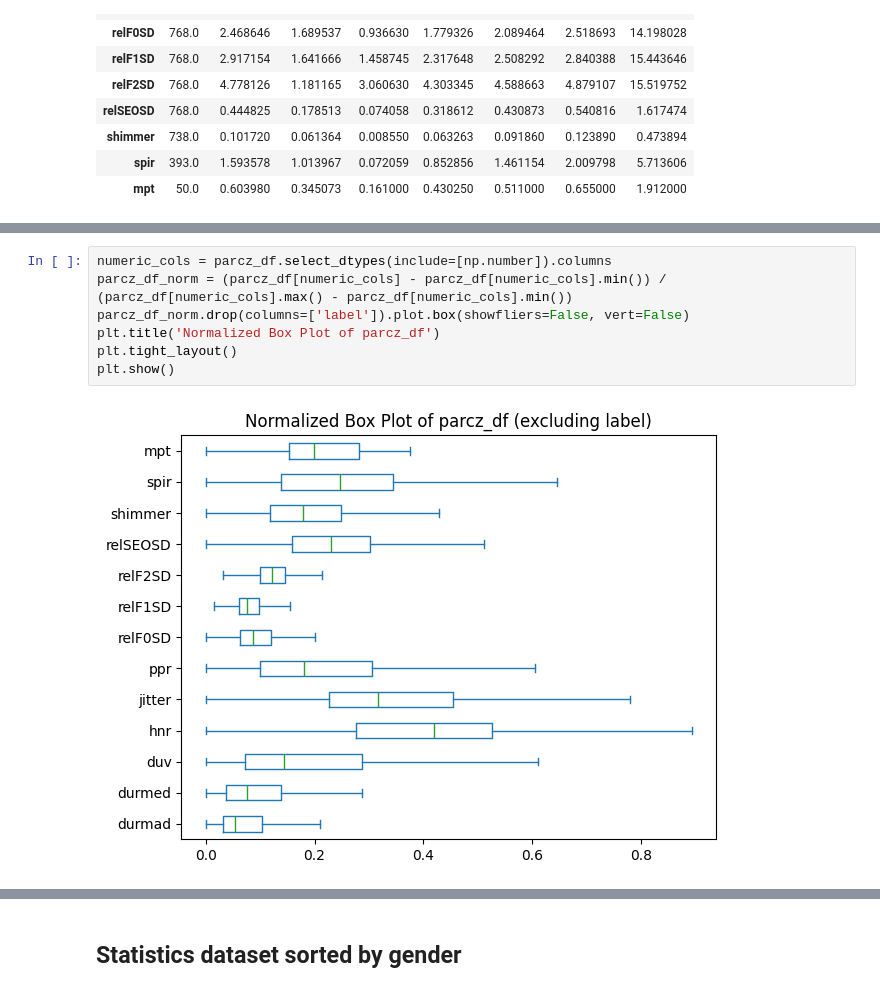
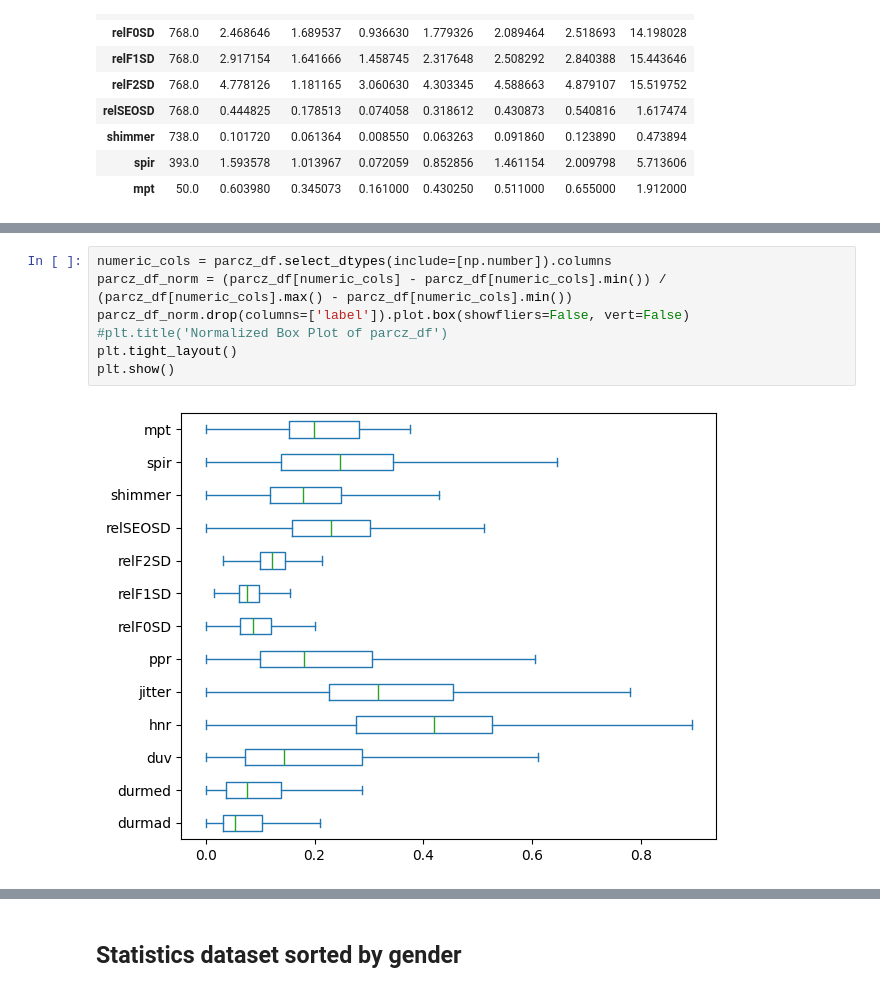
Before and after one commit to RichardLadislav/VuVoPy, a Jupyter notebook: example_scripts/statistic_eval_ntbk.ipynb, the cells around one changed output, grey strips where cells are left out. Saved outputs shown, nothing was run; the diff lists cells and outputs as text.

```diff
--- a/example_scripts/statistic_eval_ntbk.ipynb
+++ b/example_scripts/statistic_eval_ntbk.ipynb
@@ -106,9 +143,9 @@ parcz_df.describe().T
 # %%
 numeric_cols = parcz_df.select_dtypes(include=[np.number]).columns
 parcz_df_norm = (parcz_df[numeric_cols] - parcz_df[numeric_cols].min()) / (parcz_df[numeric_cols].max() - parcz_df[numeric_cols].min())
 parcz_df_norm.drop(columns=['label']).plot.box(showfliers=False, vert=False)
-plt.title('Normalized Box Plot of parcz_df')
+#plt.title('Normalized Box Plot of parcz_df')
 plt.tight_layout()
 plt.show()
 # %% [output]
-[figure, old version]
+[figure, new version]
```
Also changed, not shown: parts of 12 cells of this notebook.
